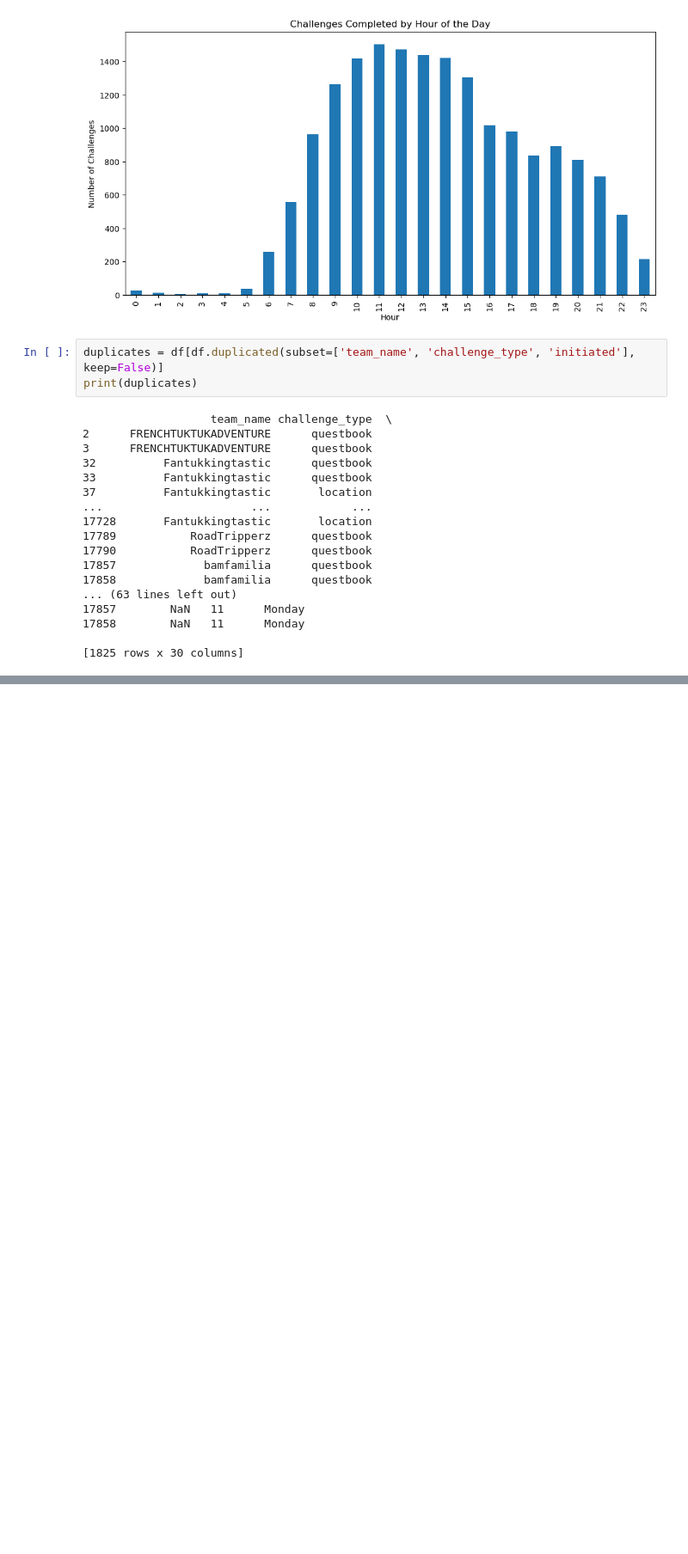
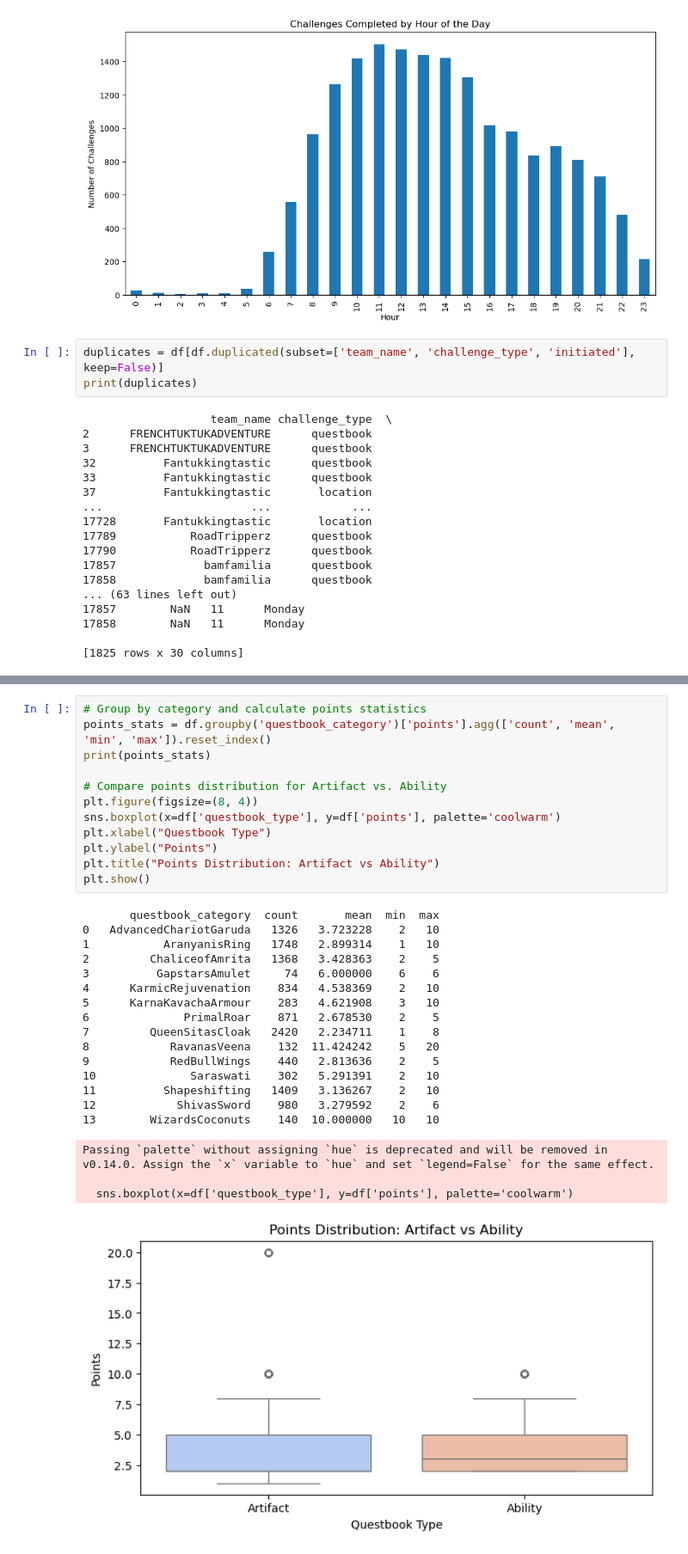
Before and after one commit to j2damax/principles-of-ds-cw02-portfolio, a Jupyter notebook: tuktukrental.ipynb, the cells around one changed output, grey strips where cells are left out. Shown at 86% size. Saved outputs shown, nothing was run; the diff lists cells and outputs as text; blank space fills up the shorter version.

```diff
--- a/tuktukrental.ipynb
+++ b/tuktukrental.ipynb
@@ -364,0 +422,32 @@ print(duplicates)
+# %%
+# Group by category and calculate points statistics
+points_stats = df.groupby('questbook_category')['points'].agg(['count', 'mean', 'min', 'max']).reset_index()
+print(points_stats)
+
+# Compare points distribution for Artifact vs. Ability
+plt.figure(figsize=(8, 4))
+sns.boxplot(x=df['questbook_type'], y=df['points'], palette='coolwarm')
+plt.xlabel("Questbook Type")
+plt.ylabel("Points")
+plt.title("Points Distribution: Artifact vs Ability")
+plt.show()
+# %% [output]
+       questbook_category  count       mean  min  max
+0   AdvancedChariotGaruda   1326   3.723228    2   10
+1           AranyanisRing   1748   2.899314    1   10
+2         ChaliceofAmrita   1368   3.428363    2    5
+3          GapstarsAmulet     74   6.000000    6    6
+4      KarmicRejuvenation    834   4.538369    2   10
+5      KarnaKavachaArmour    283   4.621908    3   10
+6              PrimalRoar    871   2.678530    2    5
+7         QueenSitasCloak   2420   2.234711    1    8
+8            RavanasVeena    132  11.424242    5   20
+9            RedBullWings    440   2.813636    2    5
+10              Saraswati    302   5.291391    2   10
+11          Shapeshifting   1409   3.136267    2   10
+12            ShivasSword    980   3.279592    2    6
+13        WizardsCoconuts    140  10.000000   10   10
+Passing `palette` without assigning `hue` is deprecated and will be removed in v0.14.0. Assign the `x` variable to `hue` and set `legend=False` for the same effect.
+
+  sns.boxplot(x=df['questbook_type'], y=df['points'], palette='coolwarm')
+[figure, added]
```
Also changed, not shown: parts of 7 cells of this notebook.
